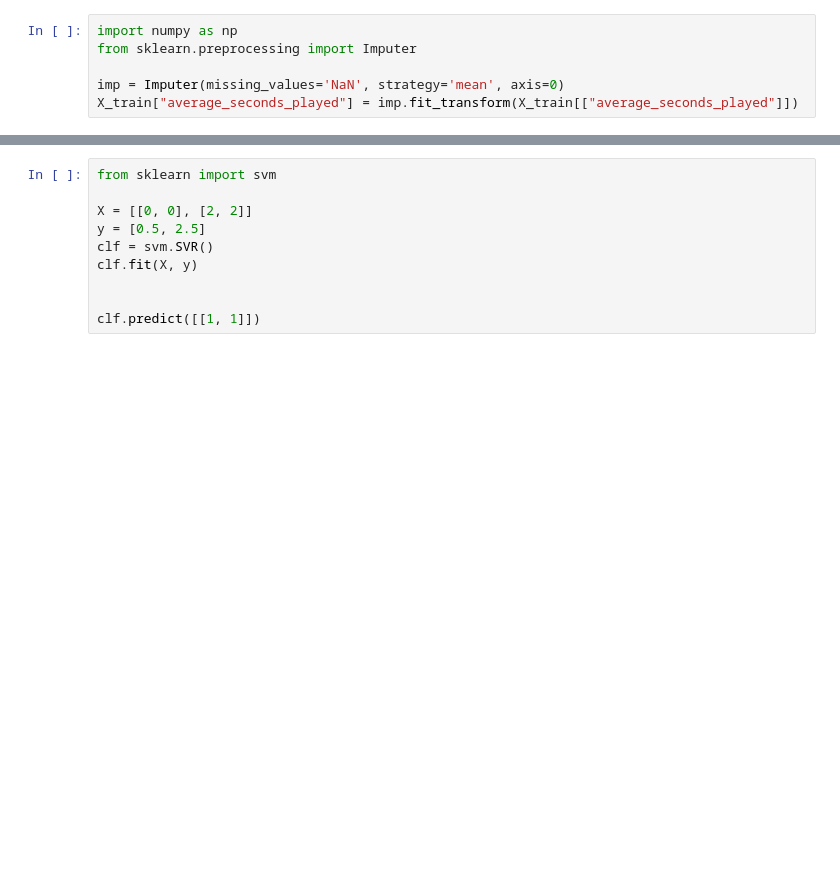
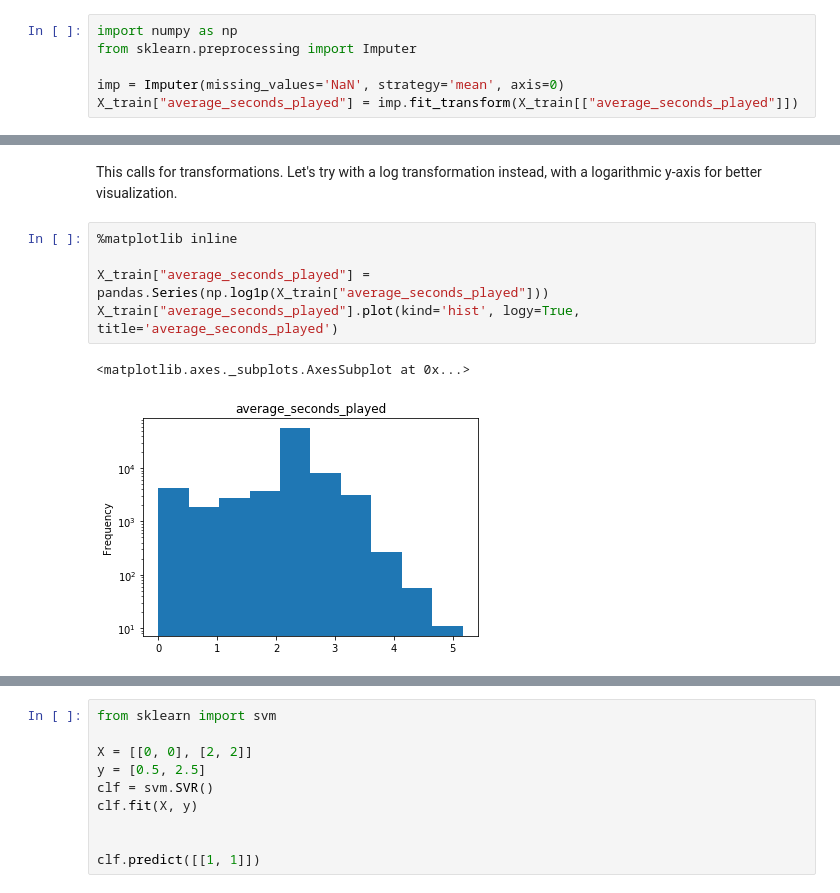
Before and after one commit to nanaky92/Data-Science-Challenge, a Jupyter notebook: TEADS.ipynb, the cells around one changed output, grey strips where cells are left out. Cells and saved outputs as stored; diff of their text form; blank space fills up the shorter version.

```diff
--- a/TEADS.ipynb
+++ b/TEADS.ipynb
@@ -160,0 +214,10 @@ Feature scaling
+# %% [markdown]
+This calls for transformations. Let's try with a log transformation instead, with a logarithmic y-axis for better visualization.
+# %%
+%matplotlib inline
+
+X_train["average_seconds_played"] = pandas.Series(np.log1p(X_train["average_seconds_played"]))
+X_train["average_seconds_played"].plot(kind='hist', logy=True, title='average_seconds_played')
+# %% [output]
+<matplotlib.axes._subplots.AxesSubplot at 0x...>
+[figure, added]
```
Also changed, not shown: parts of 42 cells of this notebook.
